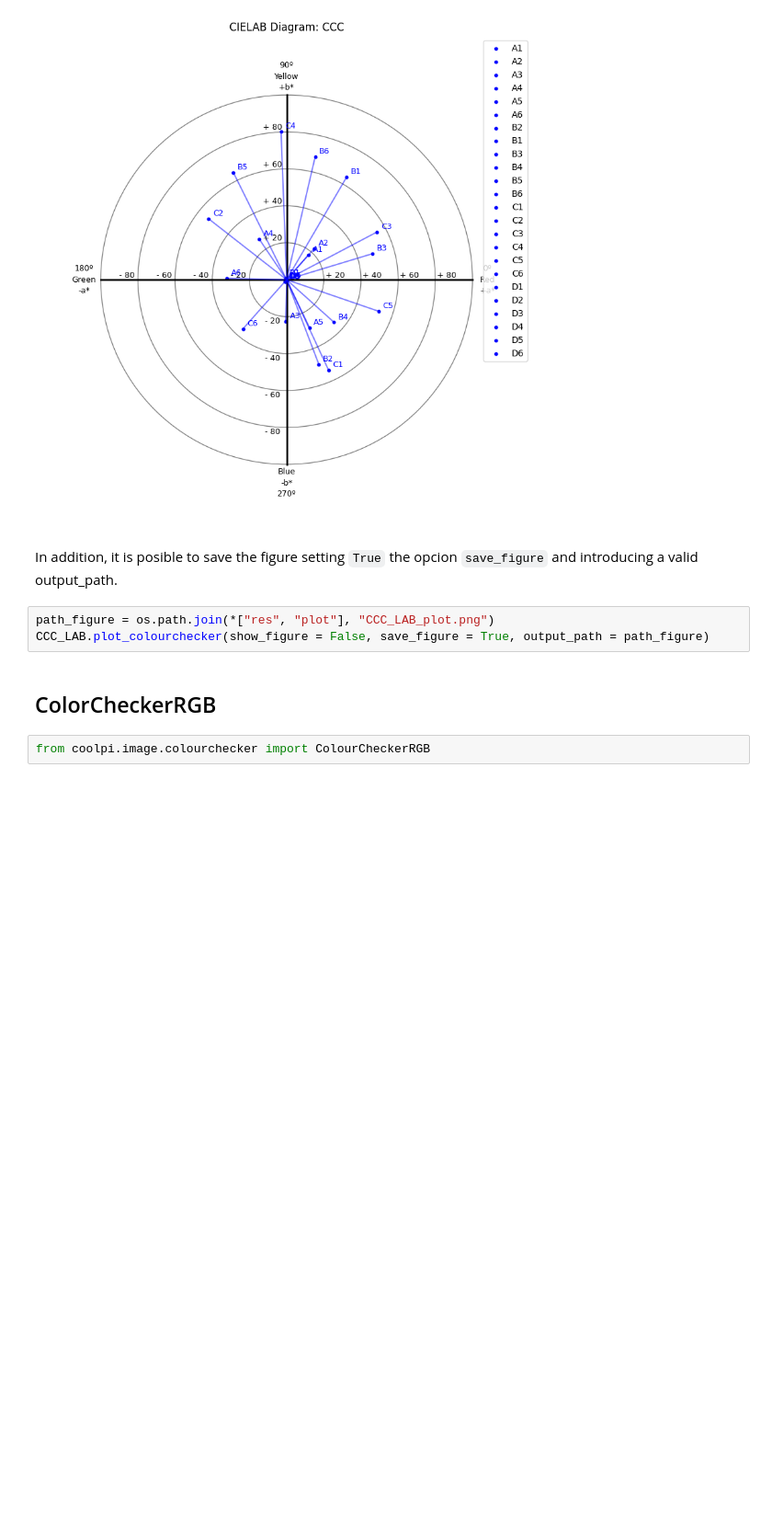
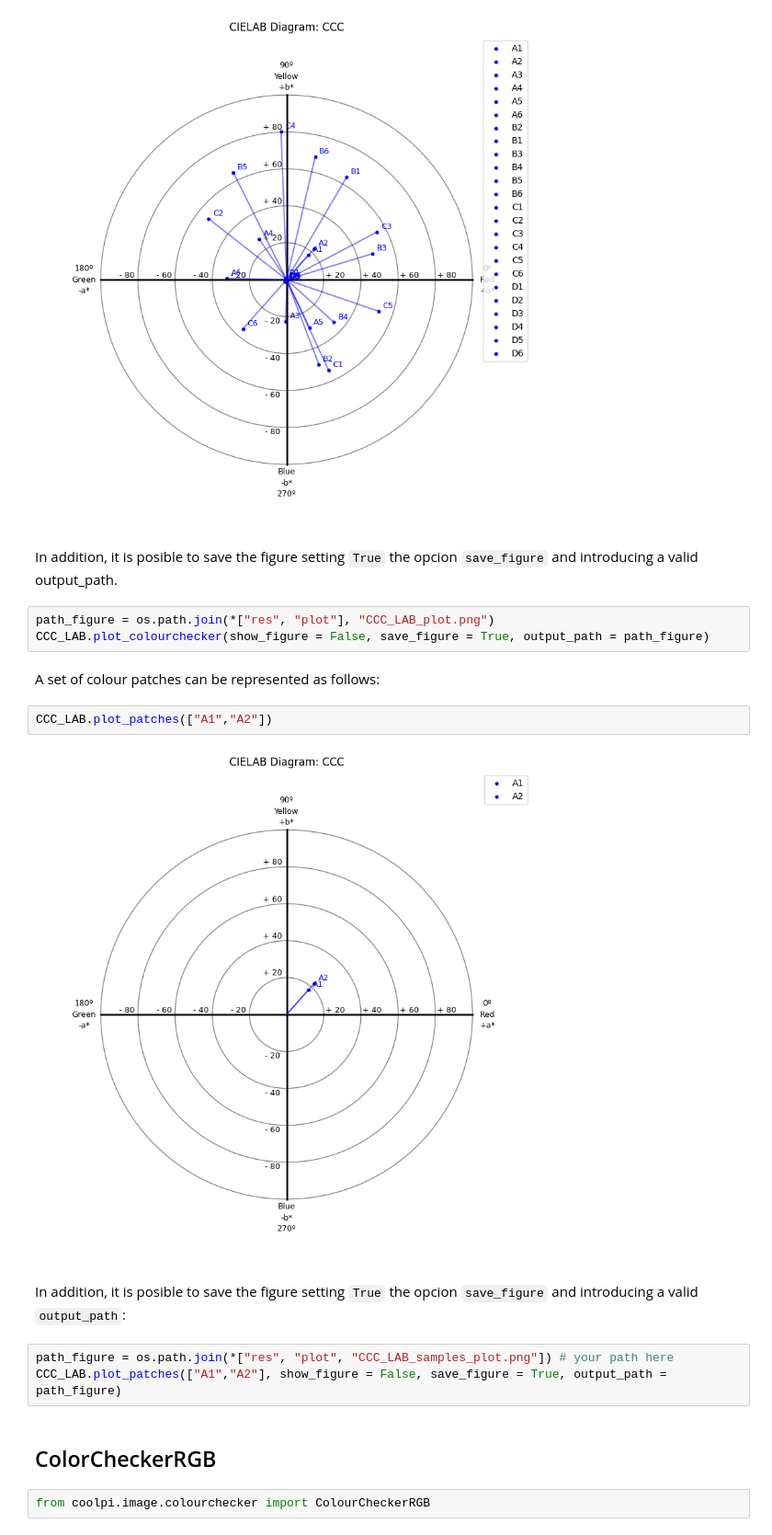
Before and after one commit to GraffitiProjectINDIGO/COOLPI, a Jupyter notebook: notebooks/05_ColourChecker_objects.ipynb, the cells around one changed output. Shown at 92% size. Drawn from its saved outputs; the diff is of its cells as text; blank space fills up the shorter version.

```diff
--- a/notebooks/05_ColourChecker_objects.ipynb
+++ b/notebooks/05_ColourChecker_objects.ipynb
@@ -743,6 +745,17 @@ In addition, it is posible to save the figure setting `True` the opcion `save_fi
 # %%
 path_figure = os.path.join(*["res", "plot"], "CCC_LAB_plot.png")
 CCC_LAB.plot_colourchecker(show_figure = False, save_figure = True, output_path = path_figure)
+# %% [markdown]
+A set of colour patches can be represented as follows:
+# %%
+CCC_LAB.plot_patches(["A1","A2"])
+# %% [output]
+[figure, added]
+# %% [markdown]
+In addition, it is posible to save the figure setting `True` the opcion `save_figure` and introducing a valid `output_path`:
+# %%
+path_figure = os.path.join(*["res", "plot", "CCC_LAB_samples_plot.png"]) # your path here
+CCC_LAB.plot_patches(["A1","A2"], show_figure = False, save_figure = True, output_path = path_figure)
 # %% [markdown]
 ## ColorCheckerRGB
 # %%
```
Also changed, not shown: parts of 1 cell of this notebook.
